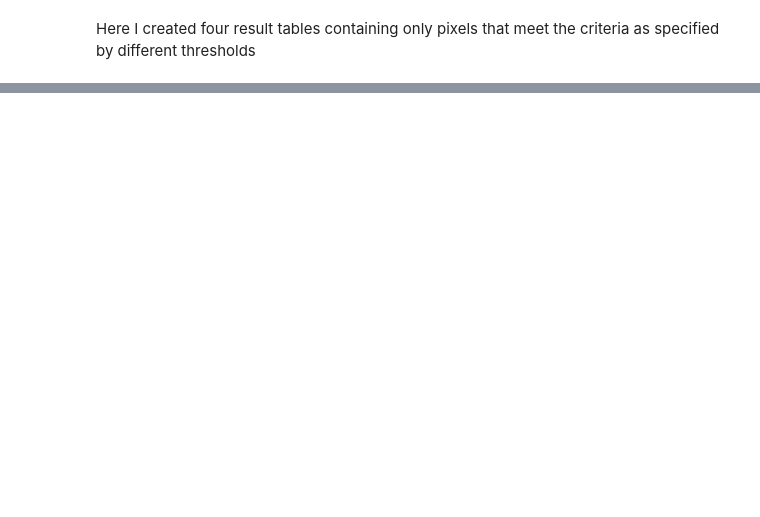
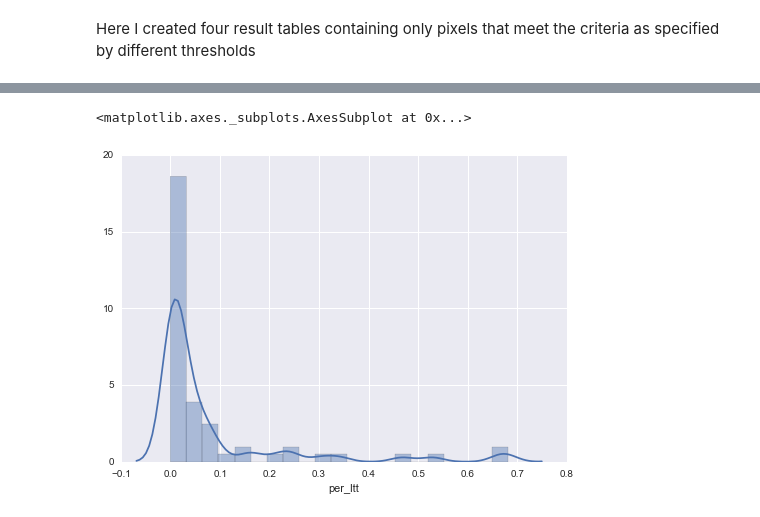
Before and after one commit to Yichuans/wilderness-wh, a Jupyter notebook: wilderness_analysis.ipynb, the cells around one changed output, grey strips where cells are left out. Saved outputs shown, nothing was run; the diff lists cells and outputs as text; code cells hidden in the pictures; blank space fills up the shorter version.

```diff
--- a/wilderness_analysis.ipynb
+++ b/wilderness_analysis.ipynb
@@ -307,0 +244,6 @@ wh_n.to_csv('export_wh_per.csv')
+# %%
+# MEOW province (200m and 200 nautical combined)
+sns.distplot(calculate_wilderness_marine(new_threshold, ['PROVINCE']).per_ltt)
+# %% [output]
+<matplotlib.axes._subplots.AxesSubplot at 0x...>
+[figure, added]
```
Also changed, not shown: parts of 83 cells of this notebook, 7 other files.
